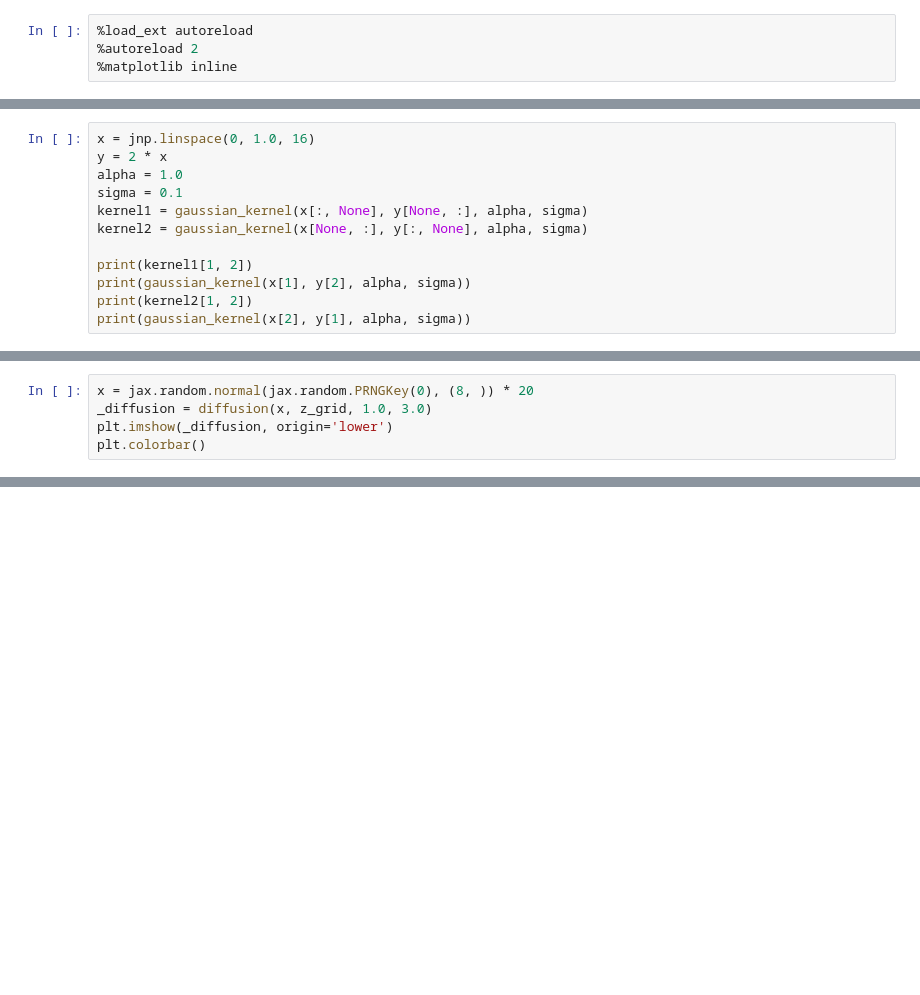
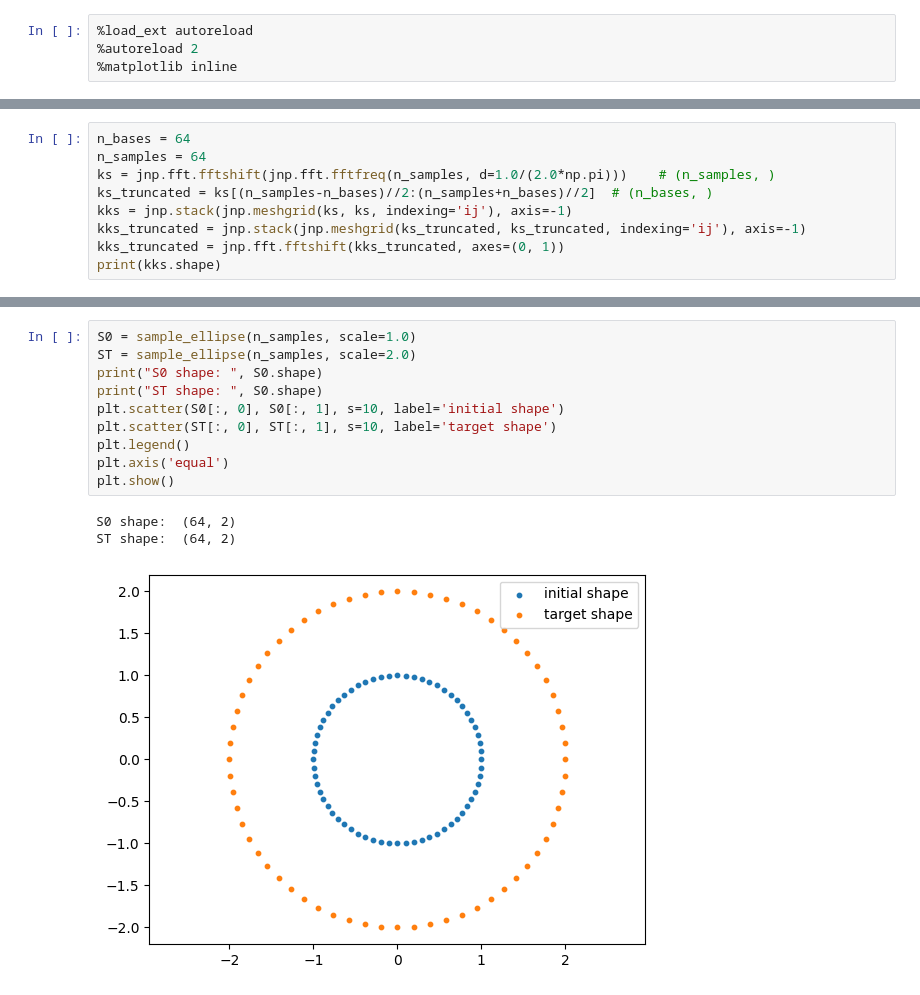
Before and after one commit to libbylbaker/infsdebridge, a Jupyter notebook: sdebridge/notebooks/gaussian_Q_bridge_fft.ipynb, the cells around one changed output, grey strips where cells are left out. Cells and saved outputs as stored; diff of their text form; blank space fills up the shorter version.

```diff
--- a/sdebridge/notebooks/gaussian_Q_bridge_fft.ipynb
+++ b/sdebridge/notebooks/gaussian_Q_bridge_fft.ipynb
@@ -54,12 +4,0 @@ def diffusion(x, z_grid, alpha, sigma):
-# %%
-x = jnp.linspace(0, 1.0, 16)
-y = 2 * x
-alpha = 1.0
-sigma = 0.1
-kernel1 = gaussian_kernel(x[:, None], y[None, :], alpha, sigma)
-kernel2 = gaussian_kernel(x[None, :], y[:, None], alpha, sigma)
-
-print(kernel1[1, 2])
-print(gaussian_kernel(x[1], y[2], alpha, sigma))
-print(kernel2[1, 2])
-print(gaussian_kernel(x[2], y[1], alpha, sigma))
@@ -71,5 +4,0 @@ print(gaussian_kernel(x[2], y[1], alpha, sigma))
-# %%
-x = jax.random.normal(jax.random.PRNGKey(0), (8, )) * 20
-_diffusion = diffusion(x, z_grid, 1.0, 3.0)
-plt.imshow(_diffusion, origin='lower')
-plt.colorbar()
@@ -184,0 +148,9 @@ plt.axis('equal')
+# %%
+n_bases = 64
+n_samples = 64
+ks = jnp.fft.fftshift(jnp.fft.fftfreq(n_samples, d=1.0/(2.0*np.pi)))    # (n_samples, )
+ks_truncated = ks[(n_samples-n_bases)//2:(n_samples+n_bases)//2]  # (n_bases, )
+kks = jnp.stack(jnp.meshgrid(ks, ks, indexing='ij'), axis=-1)
+kks_truncated = jnp.stack(jnp.meshgrid(ks_truncated, ks_truncated, indexing='ij'), axis=-1)
+kks_truncated = jnp.fft.fftshift(kks_truncated, axes=(0, 1))
+print(kks.shape)
@@ -184,0 +217,14 @@ plt.axis('equal')
+# %%
+S0 = sample_ellipse(n_samples, scale=1.0)
+ST = sample_ellipse(n_samples, scale=2.0)
+print("S0 shape: ", S0.shape)
+print("ST shape: ", S0.shape)
+plt.scatter(S0[:, 0], S0[:, 1], s=10, label='initial shape')
+plt.scatter(ST[:, 0], ST[:, 1], s=10, label='target shape')
+plt.legend()
+plt.axis('equal')
+plt.show()
+# %% [output]
+S0 shape:  (64, 2)
+ST shape:  (64, 2)
+[figure, added]
```
Also changed, not shown: parts of 46 cells of this notebook, 2 other files.
